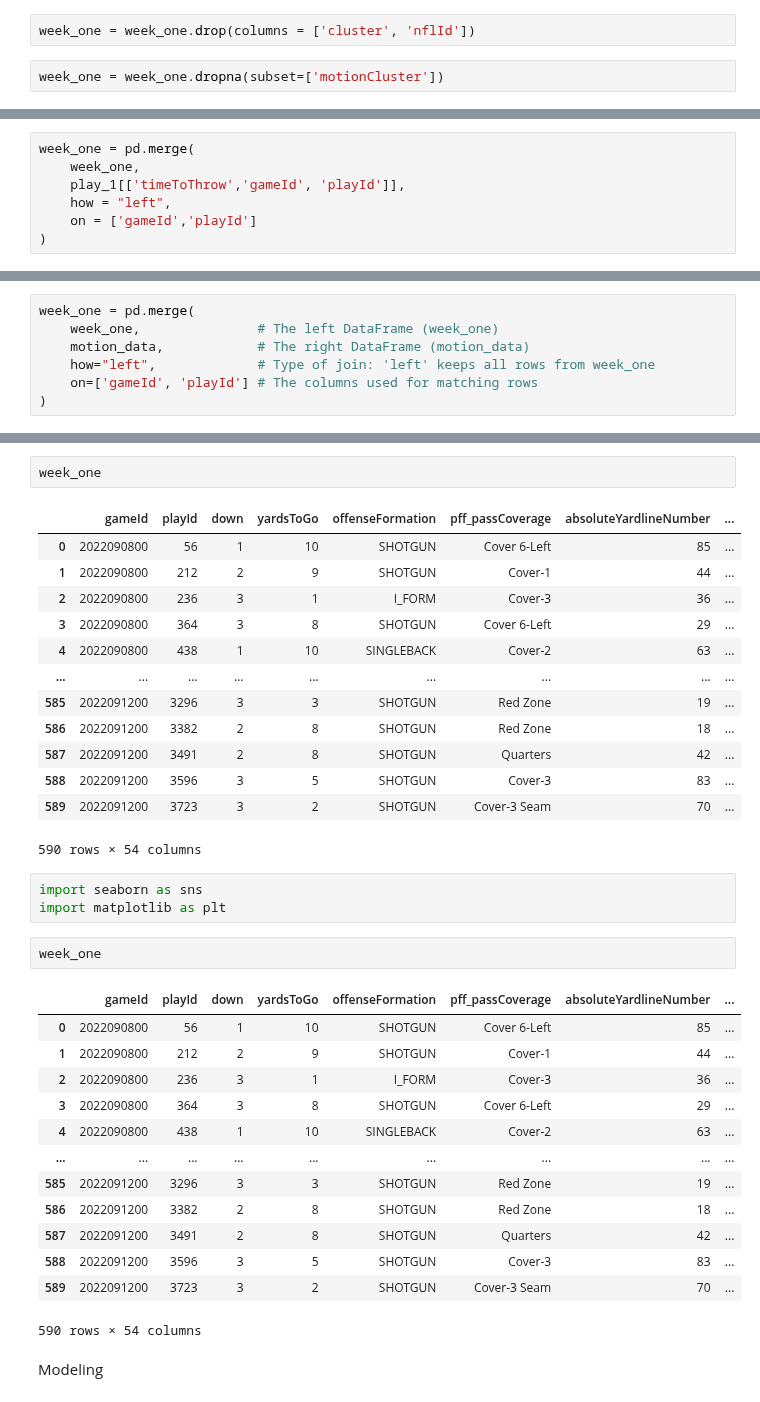
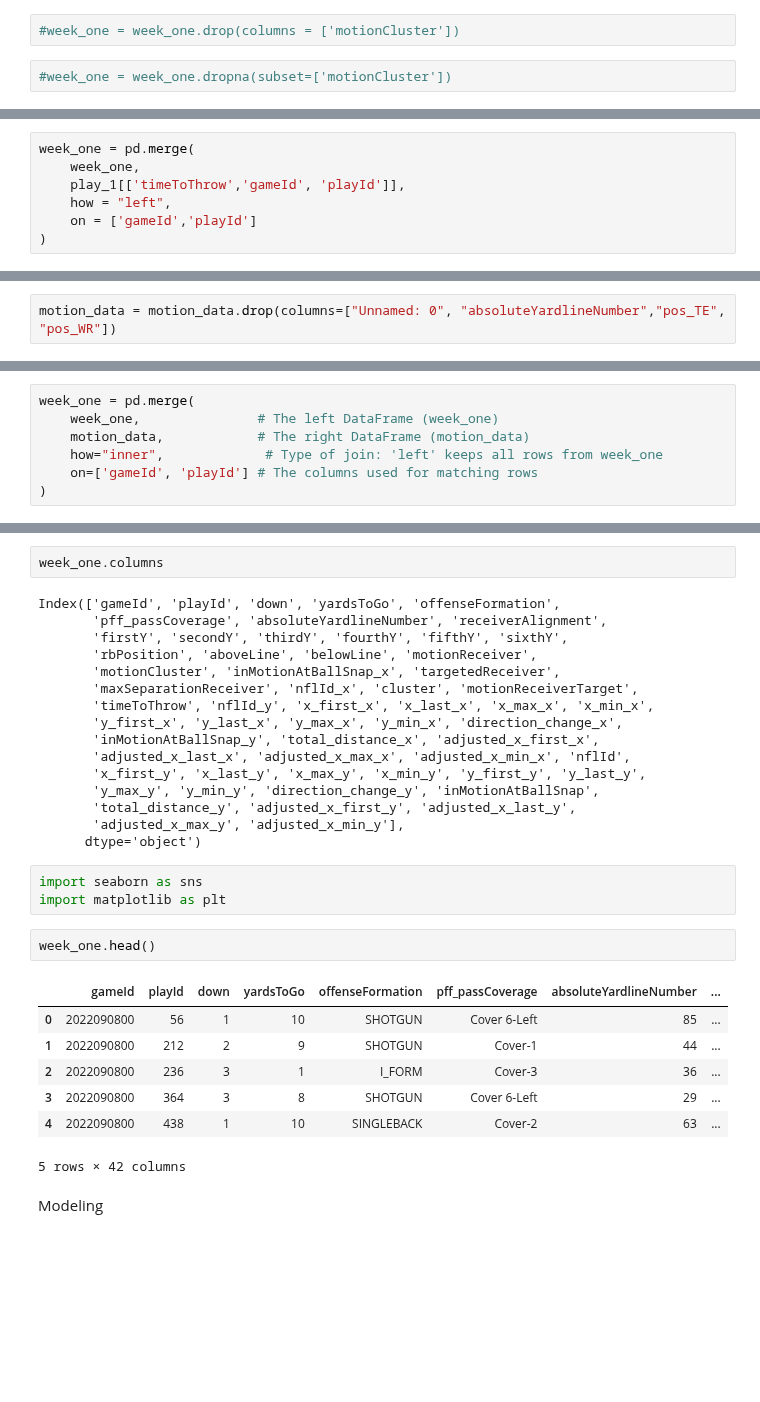
Before and after one commit to rohitbh7/nfl, a Jupyter notebook: datacleaningBinaryv2.ipynb, the cells around one changed output, grey strips where cells are left out. Cells and saved outputs as stored; diff of their text form; blank space fills up the shorter version.

```diff
--- a/datacleaningBinaryv2.ipynb
+++ b/datacleaningBinaryv2.ipynb
@@ -330,7 +327,7 @@ week_one[week_one['motionCluster'].isna()]
 # %%
-week_one = week_one.drop(columns = ['cluster', 'nflId'])
+#week_one = week_one.drop(columns = ['motionCluster'])
 # %%
-week_one = week_one.dropna(subset=['motionCluster'])
+#week_one = week_one.dropna(subset=['motionCluster'])
 # %%
 week_one
 # %% [output]
@@ -469,0 +453,2 @@ motion_data
+# %%
+motion_data = motion_data.drop(columns=["Unnamed: 0", "absoluteYardlineNumber","pos_TE", "pos_WR"])
@@ -471,6 +472,6 @@ motion_data
 week_one = pd.merge(
     week_one,               # The left DataFrame (week_one)
     motion_data,            # The right DataFrame (motion_data)
-    how="left",             # Type of join: 'left' keeps all rows from week_one
+    how="inner",             # Type of join: 'left' keeps all rows from week_one
     on=['gameId', 'playId'] # The columns used for matching rows
 )
@@ -477,37 +495,33 @@ week_one = pd.merge(
 # %%
-week_one
+week_one.columns
 # %% [output]
-|  | gameId | playId | down | yardsToGo | offenseFormation | pff_passCoverage | absoluteYardlineNumber | ... |
-| 0 | 2022090800 | 56 | 1 | 10 | SHOTGUN | Cover 6-Left | 85 | ... |
-| 1 | 2022090800 | 212 | 2 | 9 | SHOTGUN | Cover-1 | 44 | ... |
-| 2 | 2022090800 | 236 | 3 | 1 | I_FORM | Cover-3 | 36 | ... |
-| 3 | 2022090800 | 364 | 3 | 8 | SHOTGUN | Cover 6-Left | 29 | ... |
-| 4 | 2022090800 | 438 | 1 | 10 | SINGLEBACK | Cover-2 | 63 | ... |
-| ... | ... | ... | ... | ... | ... | ... | ... | ... |
-| 585 | 2022091200 | 3296 | 3 | 3 | SHOTGUN | Red Zone | 19 | ... |
-| 586 | 2022091200 | 3382 | 2 | 8 | SHOTGUN | Red Zone | 18 | ... |
-| 587 | 2022091200 | 3491 | 2 | 8 | SHOTGUN | Quarters | 42 | ... |
-| 588 | 2022091200 | 3596 | 3 | 5 | SHOTGUN | Cover-3 | 83 | ... |
-| 589 | 2022091200 | 3723 | 3 | 2 | SHOTGUN | Cover-3 Seam | 70 | ... |
-590 rows × 54 columns
+Index(['gameId', 'playId', 'down', 'yardsToGo', 'offenseFormation',
+       'pff_passCoverage', 'absoluteYardlineNumber', 'receiverAlignment',
+       'firstY', 'secondY', 'thirdY', 'fourthY', 'fifthY', 'sixthY',
+       'rbPosition', 'aboveLine', 'belowLine', 'motionReceiver',
+       'motionCluster', 'inMotionAtBallSnap_x', 'targetedReceiver',
+       'maxSeparationReceiver', 'nflId_x', 'cluster', 'motionReceiverTarget',
+       'timeToThrow', 'nflId_y', 'x_first_x', 'x_last_x', 'x_max_x', 'x_min_x',
+       'y_first_x', 'y_last_x', 'y_max_x', 'y_min_x', 'direction_change_x',
+       'inMotionAtBallSnap_y', 'total_distance_x', 'adjusted_x_first_x',
+       'adjusted_x_last_x', 'adjusted_x_max_x', 'adjusted_x_min_x', 'nflId',
+       'x_first_y', 'x_last_y', 'x_max_y', 'x_min_y', 'y_first_y', 'y_last_y',
+       'y_max_y', 'y_min_y', 'direction_change_y', 'inMotionAtBallSnap',
+       'total_distance_y', 'adjusted_x_first_y', 'adjusted_x_last_y',
+       'adjusted_x_max_y', 'adjusted_x_min_y'],
+      dtype='object')
 # %%
 import seaborn as sns
 import matplotlib as plt
 # %%
-week_one
+week_one.head()
 # %% [output]
 |  | gameId | playId | down | yardsToGo | offenseFormation | pff_passCoverage | absoluteYardlineNumber | ... |
 | 0 | 2022090800 | 56 | 1 | 10 | SHOTGUN | Cover 6-Left | 85 | ... |
 | 1 | 2022090800 | 212 | 2 | 9 | SHOTGUN | Cover-1 | 44 | ... |
 | 2 | 2022090800 | 236 | 3 | 1 | I_FORM | Cover-3 | 36 | ... |
 | 3 | 2022090800 | 364 | 3 | 8 | SHOTGUN | Cover 6-Left | 29 | ... |
 | 4 | 2022090800 | 438 | 1 | 10 | SINGLEBACK | Cover-2 | 63 | ... |
-| ... | ... | ... | ... | ... | ... | ... | ... | ... |
-| 585 | 2022091200 | 3296 | 3 | 3 | SHOTGUN | Red Zone | 19 | ... |
-| 586 | 2022091200 | 3382 | 2 | 8 | SHOTGUN | Red Zone | 18 | ... |
-| 587 | 2022091200 | 3491 | 2 | 8 | SHOTGUN | Quarters | 42 | ... |
-| 588 | 2022091200 | 3596 | 3 | 5 | SHOTGUN | Cover-3 | 83 | ... |
-| 589 | 2022091200 | 3723 | 3 | 2 | SHOTGUN | Cover-3 Seam | 70 | ... |
-590 rows × 54 columns
+5 rows × 42 columns
 # %% [markdown]
 Modeling
```
Also changed, not shown: parts of 54 cells of this notebook.
